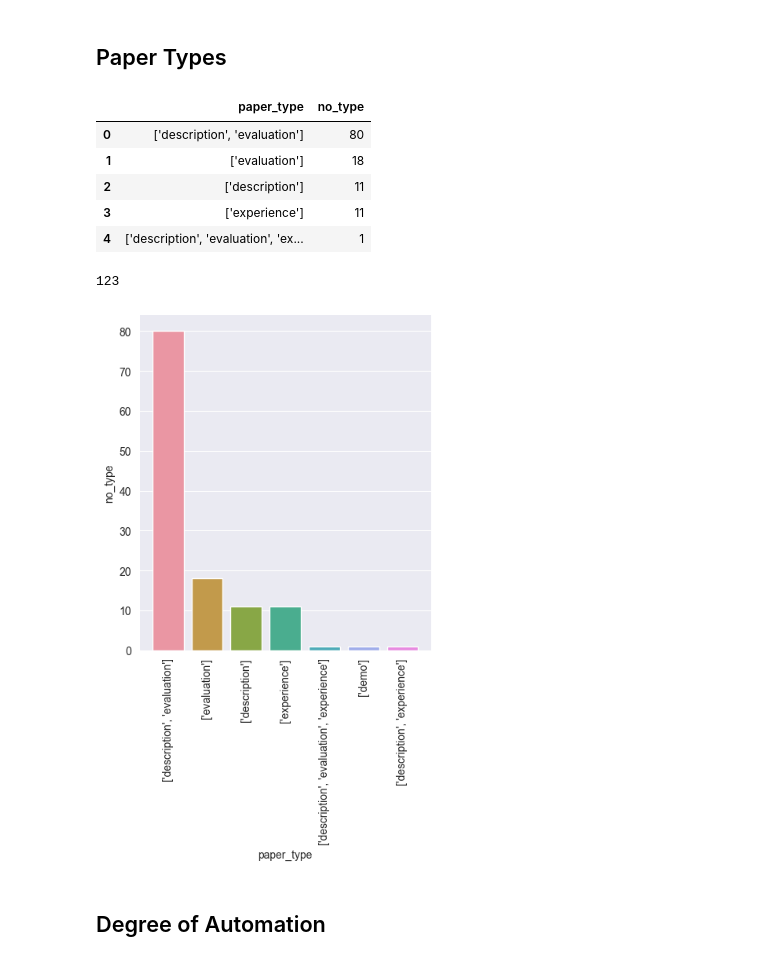
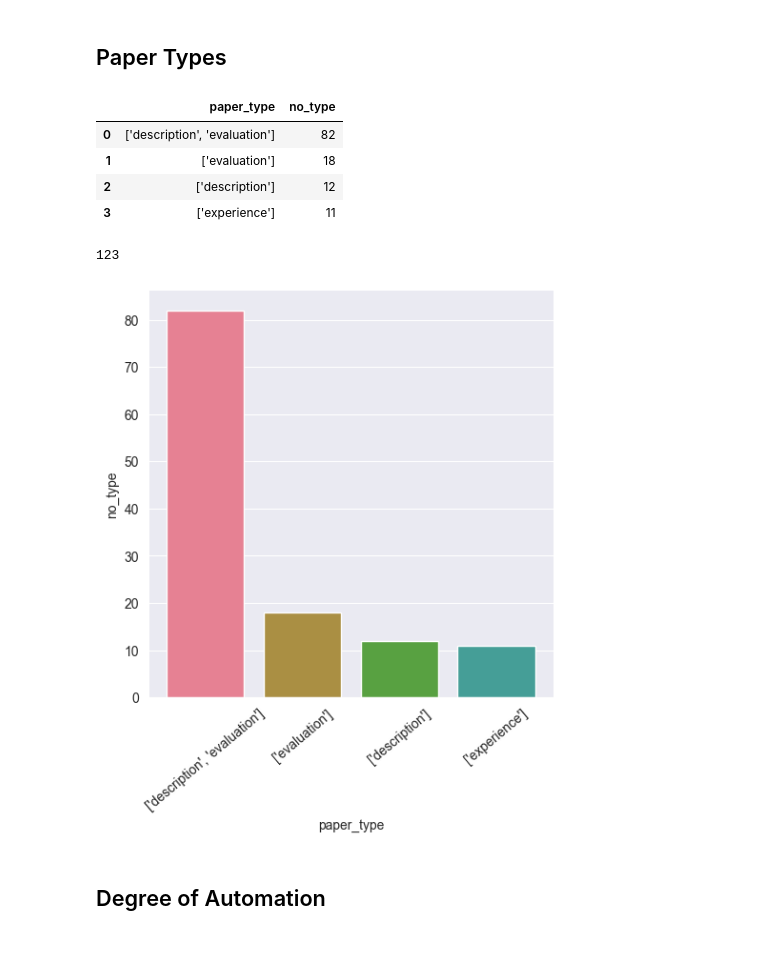
Before and after one commit to m-messer/Automated-Assessment-SLR-Data-Processing, a Jupyter notebook: analysis.ipynb, the cells around one changed output. Saved outputs shown, nothing was run; the diff lists cells and outputs as text; code cells hidden in the pictures.

Commit message:
PHD-128 Updated plot for paper types

```diff
--- a/analysis.ipynb
+++ b/analysis.ipynb
@@ -40,27 +40,28 @@ plt.savefig('plots/years_published.pdf')
 # %% [markdown]
 ## Paper Types
 # %%
+# Scaling up Functional Programming Education: Under the Hood of the OCaml MOOC
+
 paper_types = pd.Series([paper_type for paper_type in df.types]).value_counts().reset_index()
 paper_types.columns = ["paper_type", 'no_type']
-paper_types.head()
+paper_types
 # %% [output]
 |  | paper_type | no_type |
-| 0 | ['description', 'evaluation'] | 80 |
+| 0 | ['description', 'evaluation'] | 82 |
 | 1 | ['evaluation'] | 18 |
-| 2 | ['description'] | 11 |
+| 2 | ['description'] | 12 |
 | 3 | ['experience'] | 11 |
-| 4 | ['description', 'evaluation', 'ex... | 1 |
 # %%
 paper_types.no_type.sum()
 # %% [output]
 123
 # %%
 sns.catplot(paper_types, kind='bar', x='paper_type', y='no_type')
-plt.xticks(rotation=90)
+plt.xticks(rotation=40)
 plt.autoscale()
 plt.savefig('plots/paper_types.pdf', bbox_inches='tight')
 # %% [output]
-[figure, old version]
+[figure, new version]
 # %% [markdown]
 ## Degree of Automation
 # %%
```
Also changed, not shown: parts of 1 cell of this notebook, 9 other files.
